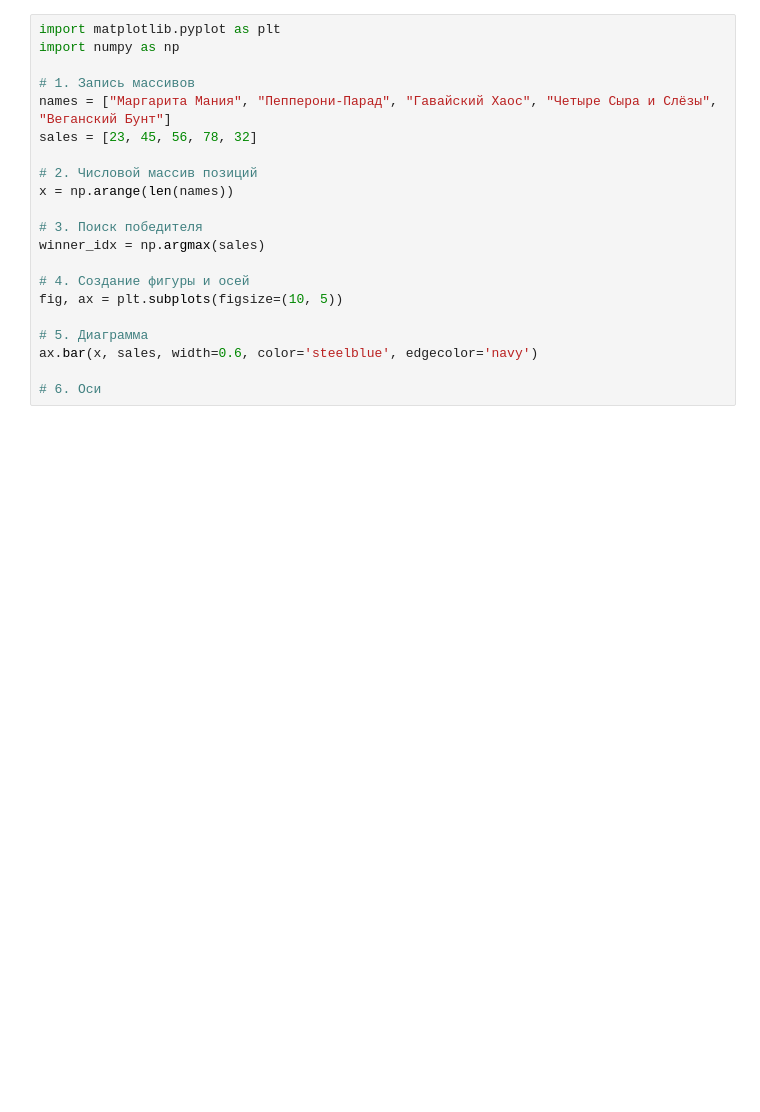
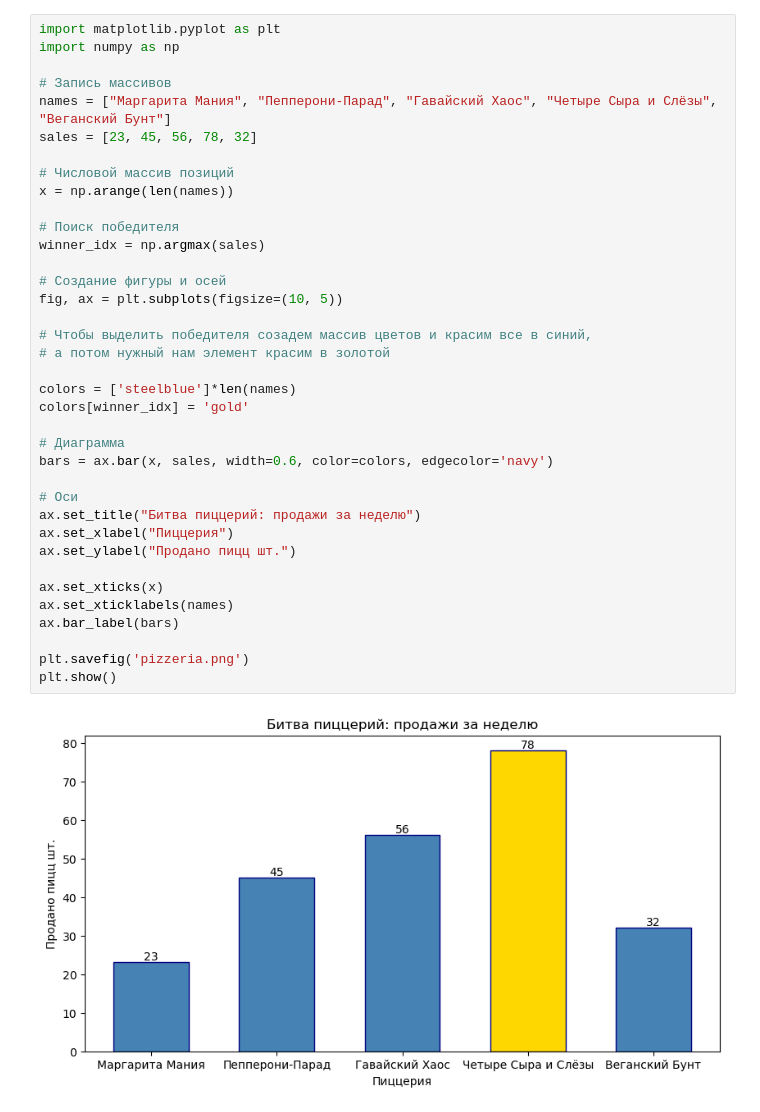
Before and after one commit to Visteik/stud, a Jupyter notebook: Inform/L8/R2-5.ipynb, the cells around one changed output. Saved outputs shown, nothing was run; the diff lists cells and outputs as text; blank space fills up the shorter version.

```diff
--- a/Inform/L8/R2-5.ipynb
+++ b/Inform/L8/R2-5.ipynb
@@ -52,21 +52,39 @@ plt.show()
 # %%
 import matplotlib.pyplot as plt
 import numpy as np
 
-# 1. Запись массивов
+# Запись массивов
 names = ["Маргарита Мания", "Пепперони-Парад", "Гавайский Хаос", "Четыре Сыра и Слёзы", "Веганский Бунт"]
 sales = [23, 45, 56, 78, 32]
 
-# 2. Числовой массив позиций
+# Числовой массив позиций
 x = np.arange(len(names))
 
-# 3. Поиск победителя
+# Поиск победителя
 winner_idx = np.argmax(sales)
 
-# 4. Создание фигуры и осей
+# Создание фигуры и осей
 fig, ax = plt.subplots(figsize=(10, 5))
 
-# 5. Диаграмма
-ax.bar(x, sales, width=0.6, color='steelblue', edgecolor='navy')
+# Чтобы выделить победителя созадем массив цветов и красим все в синий,
+# а потом нужный нам элемент красим в золотой
 
-# 6. Оси
+colors = ['steelblue']*len(names)
+colors[winner_idx] = 'gold'
+
+# Диаграмма
+bars = ax.bar(x, sales, width=0.6, color=colors, edgecolor='navy')
+
+# Оси
+ax.set_title("Битва пиццерий: продажи за неделю")
+ax.set_xlabel("Пиццерия")
+ax.set_ylabel("Продано пицц шт.")
+
+ax.set_xticks(x)
+ax.set_xticklabels(names)
+ax.bar_label(bars)
+
+plt.savefig('pizzeria.png')
+plt.show()
+# %% [output]
+[figure, added]
```
Also changed, not shown: parts of 3 cells of this notebook, 10 other files.
